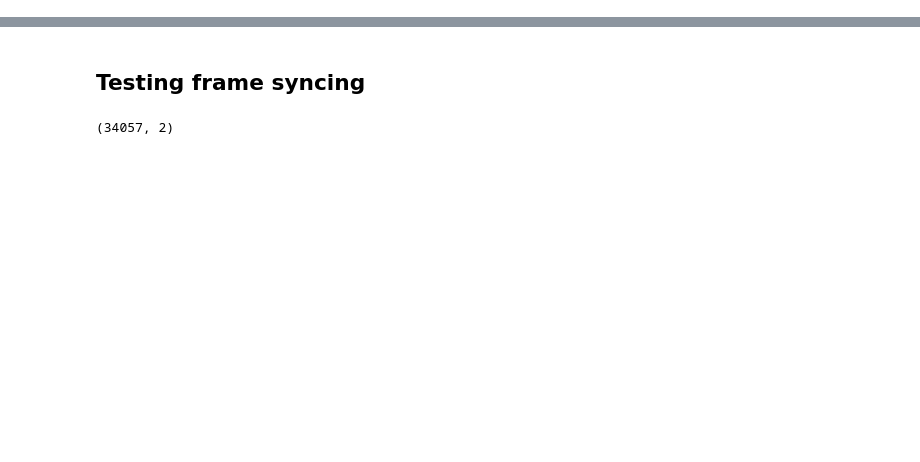
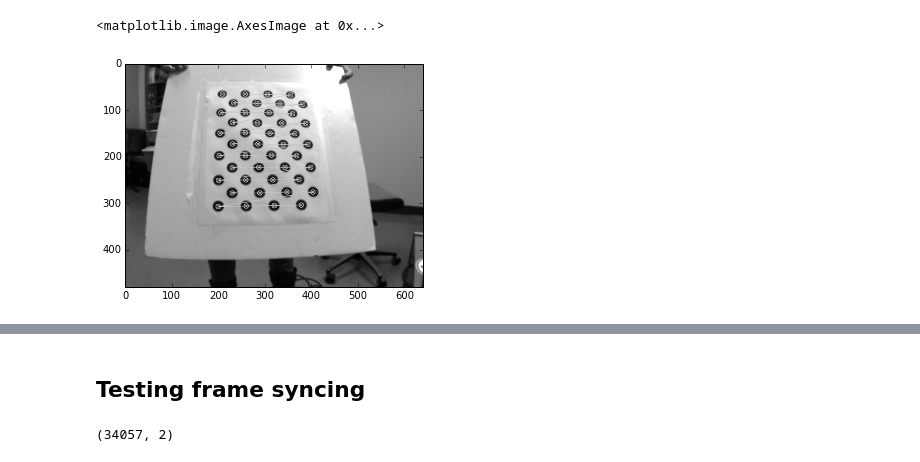
Before and after one commit to Berkeley-BORIS/BORIS_Code, a Jupyter notebook: opencv_testing.ipynb, the cells around one changed output, grey strips where cells are left out. Saved outputs shown, nothing was run; the diff lists cells and outputs as text; code cells hidden in the pictures; blank space fills up the shorter version.

```diff
--- a/opencv_testing.ipynb
+++ b/opencv_testing.ipynb
@@ -9,0 +8,30 @@ import cv2
+# %%
+# Come back to opencv
+dims = (4,11)
+im_size = (640,480)
+num_pts = dims[0] * dims[1]
+
+# initialize camera parameters
+intrinsics1 = np.zeros( (3,3) )
+intrinsics2 = np.zeros( (3,3) )
+distortion1 = np.zeros( (8,1) )
+distortion2 = np.zeros( (8,1) )
+
+# Set initial guess for intrinsic camera parameters (focal length = 0.35cm)
+intrinsics1[0,0] = 583.3
+intrinsics1[1,1] = 583.3
+intrinsics1[0,2] = 320
+intrinsics1[1,2] = 240
+intrinsics1[2,2] = 1.0
+
+intrinsics2[0,0] = 583.3
+intrinsics2[1,1] = 583.3
+intrinsics2[0,2] = 320
+intrinsics2[1,2] = 240
+intrinsics2[2,2] = 1.0
+
+img1 = cv2.imread("/Users/bwsprague/GradSchool/Research/BerkeleyVisionStats/data/raw/stereocalibration/kre/kre_cafe/calibration_frames_2012-08-01/cam1_frame_10.bmp",0)
+img2 = cv2.imread("/Users/bwsprague/GradSchool/Research/BerkeleyVisionStats/data/raw/stereocalibration/kre/kre_cafe/calibration_frames_2012-08-01/cam2_frame_10.bmp",0)
+
+[found1,points1] = cv2.findCirclesGridDefault(img1,dims,flags=(cv2.CALIB_CB_ASYMMETRIC_GRID))
+[found2,points2] = cv2.findCirclesGridDefault(img2,dims,flags=(cv2.CALIB_CB_ASYMMETRIC_GRID))
@@ -9,0 +64,10 @@ import cv2
+# %%
+drawn_boards_1 = img1.copy()
+drawn_boards_2 = img2.copy()
+cv2.drawChessboardCorners(drawn_boards_1, dims, points1, found1)
+cv2.drawChessboardCorners(drawn_boards_2, dims, points2, found2)
+# %%
+plt.imshow(drawn_boards_1, cmap='gray')
+# %% [output]
+<matplotlib.image.AxesImage at 0x...>
+[figure, added]
```
Also changed, not shown: parts of 36 cells of this notebook, 2 other files.
